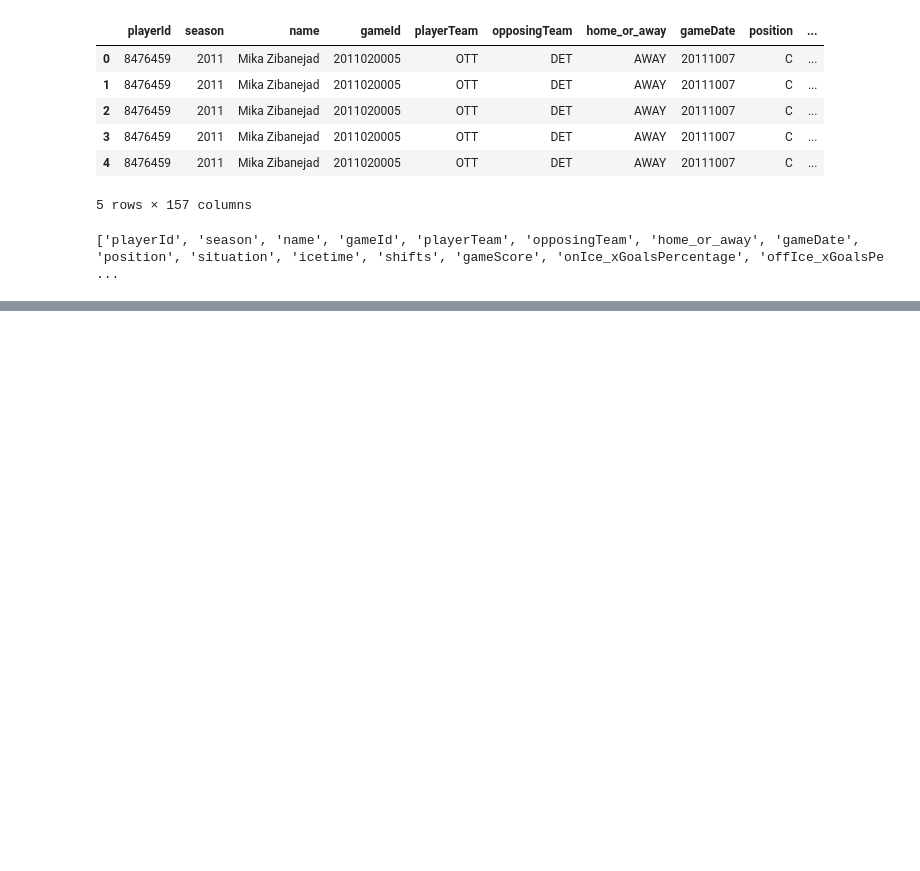
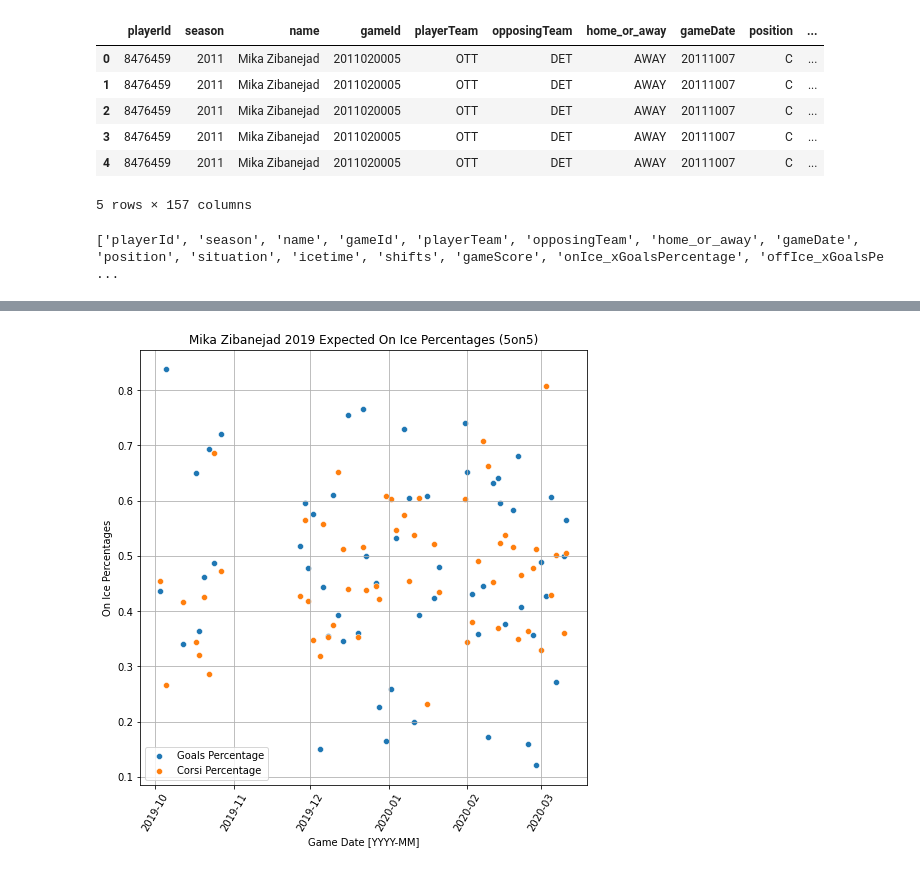
Before and after one commit to chriskuz/rangers_analysis, a Jupyter notebook: code/player_statistics/mika_zibanejad.ipynb, the cells around one changed output, grey strips where cells are left out. Cells and saved outputs as stored; diff of their text form; code cells hidden in the pictures; blank space fills up the shorter version.

```diff
--- a/code/player_statistics/mika_zibanejad.ipynb
+++ b/code/player_statistics/mika_zibanejad.ipynb
@@ -42,0 +165,16 @@ Length: 157, dtype: object
+# %%
+plt.figure(figsize = (8,8))
+
+#sns.scatterplot(x = mika2019all['gameDate'], y = mika2019all['I_F_xGoals'])
+sns.scatterplot(x = mika2019all['gameDate'], y = mika2019all['onIce_xGoalsPercentage'])
+sns.scatterplot(x = mika2019all['gameDate'], y = mika2019all['offIce_xGoalsPercentage'])
+
+
+plt.grid(which = 'major', axis = 'both')
+plt.xlabel('Game Date [YYYY-MM]')
+plt.ylabel('On Ice Percentages')
+plt.legend(['Goals Percentage', 'Corsi Percentage', 'Fenwick Percentage'], loc = 'lower left')
+plt.title('Mika Zibanejad 2019 Expected On Ice Percentages (5on5)')
+plt.xticks(rotation = 60);
+# %% [output]
+[figure, added]
```
Also changed, not shown: parts of 27 cells of this notebook, 2 other files.
